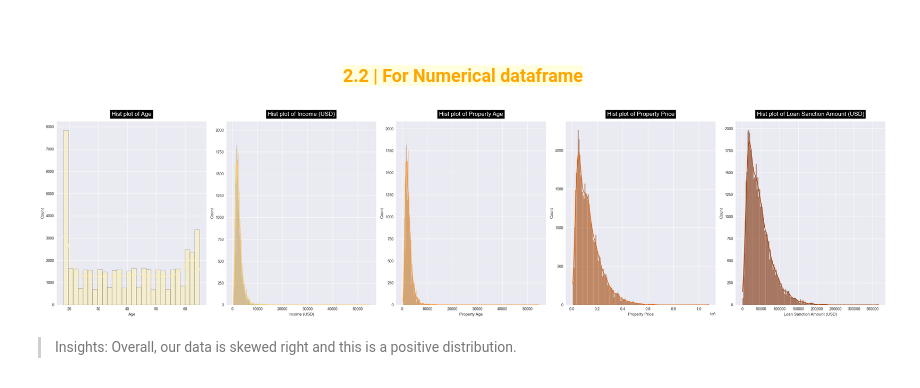
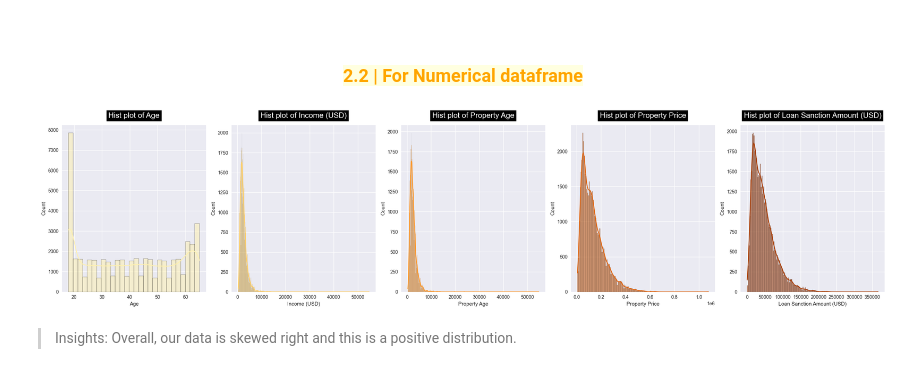
Before and after one commit to ttnghii/Machine-Learning-Basics-Models, a Jupyter notebook: supervised/linear_regression/predict_house_loan.ipynb, the cells around one changed output. Drawn from its saved outputs; the diff is of its cells as text; code cells hidden in the pictures.

```diff
--- a/supervised/linear_regression/predict_house_loan.ipynb
+++ b/supervised/linear_regression/predict_house_loan.ipynb
@@ -172,11 +164,9 @@ utils.custom_pieplot(
 </span>
 </h3>
 # %%
-utils.custom_histplot(
-    df=num_df, ncols=5, figsize=(32, 8), color=color
-)
+utils.custom_histplot(df=num_df, ncols=5, figsize=(25, 6), color=color)
 # %% [output]
-[figure, old version]
+[figure, new version]
 # %% [markdown]
 > Insights: Overall, our data is skewed right and this is a positive distribution.
 # %% [markdown]
```
Also changed, not shown: parts of 10 cells of this notebook.
